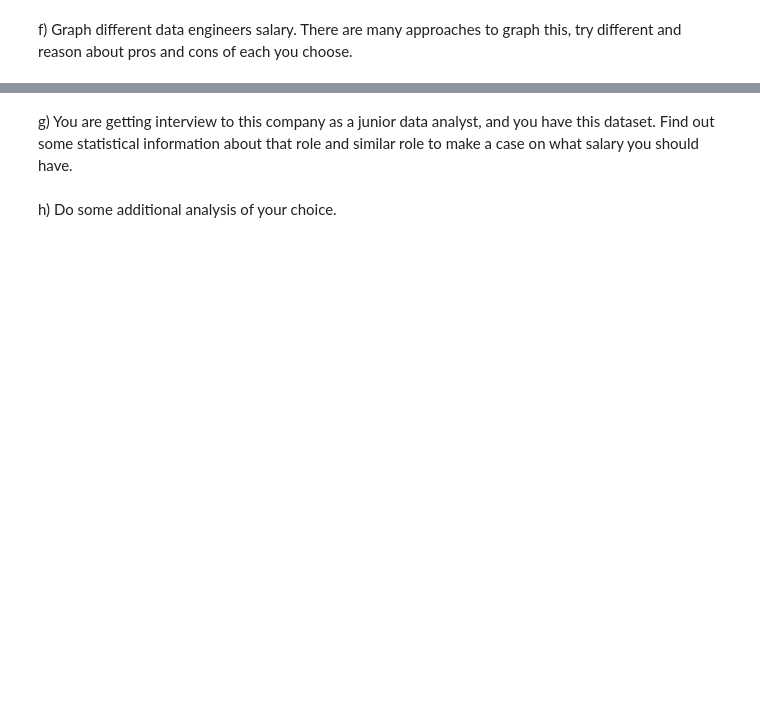
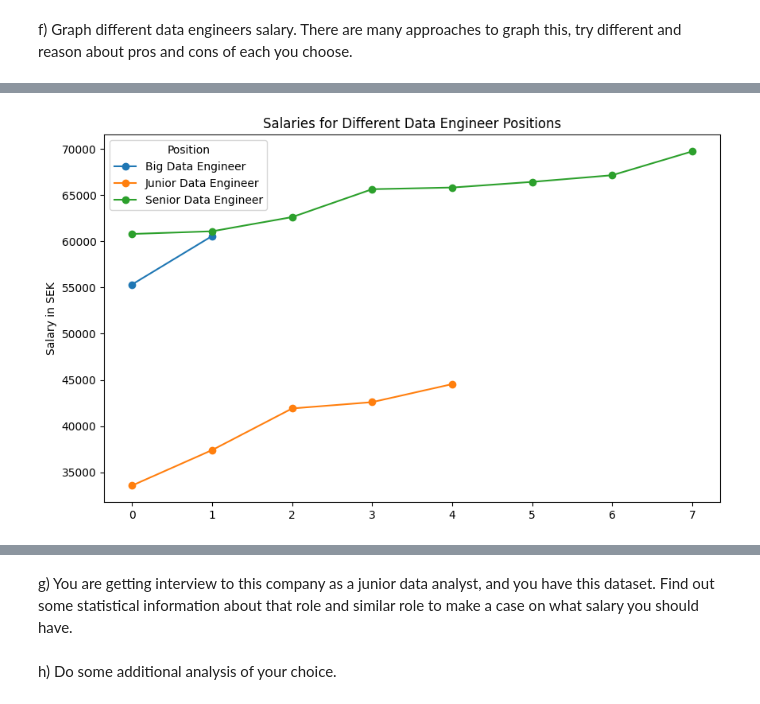
Before and after one commit to HolmstromAnna/Fullstack_data_anna_holmstrom, a Jupyter notebook: exercises/exercise1_data_processing.ipynb, the cells around one changed output, grey strips where cells are left out. Cells and saved outputs as stored; diff of their text form; code cells hidden in the pictures; blank space fills up the shorter version.

```diff
--- a/exercises/exercise1_data_processing.ipynb
+++ b/exercises/exercise1_data_processing.ipynb
@@ -236,2 +252,8 @@ e) Group by different departments and take the median and average salaries for e
 # %% [markdown]
 f) Graph different data engineers salary. There are many approaches to graph this, try different and reason about pros and cons of each you choose.
+# %%
+position_salaries = df.loc[df["Position"].isin(["Junior Data Engineer",
+                                                "Senior Data Engineer",
+                                                "Big Data Engineer"]),
+                           ["Position", "Salary_SEK"]]
+position_salaries
@@ -237,0 +277,18 @@ f) Graph different data engineers salary. There are many approaches to graph thi
+# %%
+import matplotlib.pyplot as plt
+
+position_salaries = position_salaries.sort_values(by=["Position", "Salary_SEK"])
+
+plt.figure(figsize=(10, 6))
+
+for position in position_salaries['Position'].unique():
+    subset = position_salaries[position_salaries['Position'] == position]
+    plt.plot(subset['Salary_SEK'].values, marker='o', label=position)
+
+plt.title('Salaries for Different Data Engineer Positions')
+plt.ylabel('Salary in SEK')
+plt.legend(title='Position')
+
+plt.show()
+# %% [output]
+[figure, added]
```
Also changed, not shown: parts of 12 cells of this notebook.
